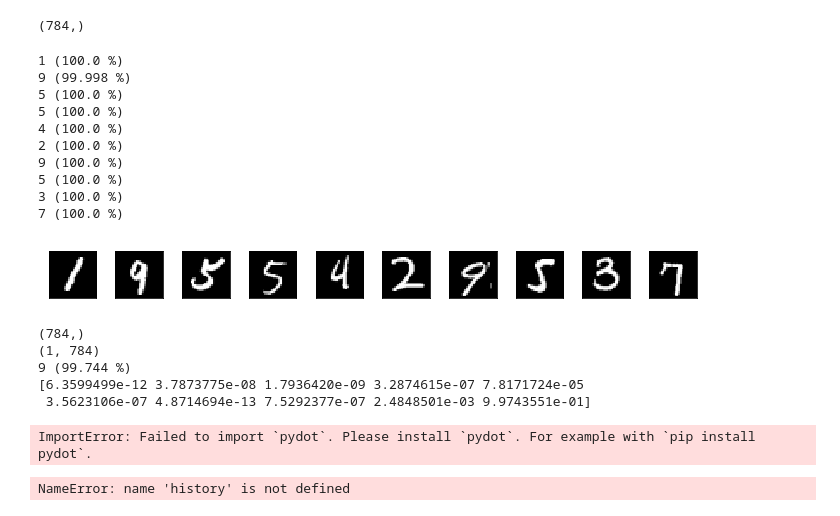
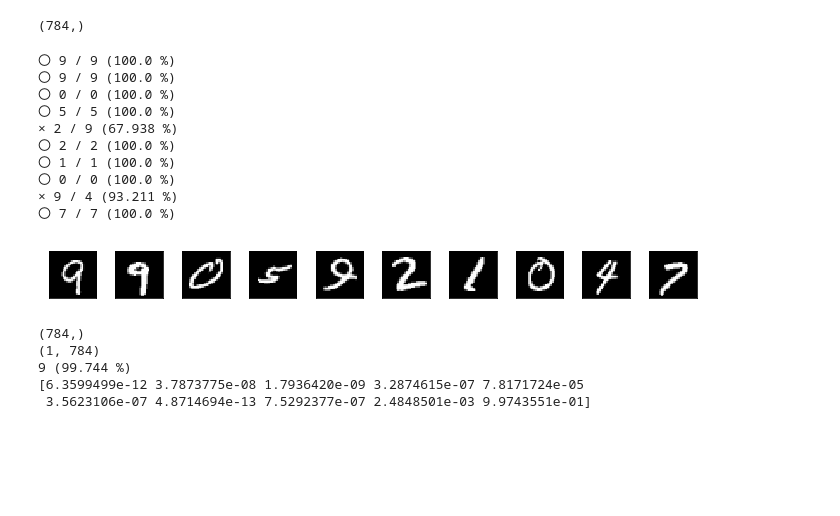
Before and after one commit to Hironobu-Kawaguchi/Hello-World, a Jupyter notebook: mnist_mlp_hk.ipynb, the cells around one changed output. Cells and saved outputs as stored; diff of their text form; code cells hidden in the pictures; blank space fills up the shorter version.

```diff
--- a/mnist_mlp_hk.ipynb
+++ b/mnist_mlp_hk.ipynb
@@ -42,39 +111,39 @@ model.save_weights('mnist_cnn_weights.hdf5')
-# %%
-from keras.models import model_from_json
-model = model_from_json(open('mnist_cnn_model.json').read())
-model.load_weights('mnist_cnn_weights.hdf5')
 # %%
 import numpy as np
 import random
 #新しいウィンドウを描画
 fig = plt.figure(figsize=(9,9))
 fig.subplots_adjust(left=0, right=1, bottom=0, top=0.5, hspace=0.05, wspace=0.4)
 #テストデータをランダムに選択する準備
 tstlist = list(range(10000))
 random.shuffle(tstlist)
 #ランダムに選択した10件を検証データとして表示
 for i in range(10):
     ax = fig.add_subplot(1, 10, i + 1, xticks=[], yticks=[])
     ax.imshow(x_test[tstlist[i]].reshape((28, 28)), cmap='gray')
 
 for i in range(10):
     data = np.asarray(x_test[tstlist[i]]).reshape((-1, 784))
     res = model.predict([data])[0]
     y = res.argmax()
     per = round(float(res[y] * 100),3) # --- 正解率を小数3桁精度(四捨五入)で求める
-    print("{0} ({1} %)".format(y, per))
+    ydata = y_test[tstlist[i]].argmax() # --- 正解
+    if y == ydata:
+        print("〇 {0} / {1} ({2} %)".format(y, ydata, per))
+    else:
+        print("× {0} / {1} ({2} %)".format(y, ydata, per))
 # %% [output]
-1 (100.0 %)
-9 (99.998 %)
-5 (100.0 %)
-5 (100.0 %)
-4 (100.0 %)
-2 (100.0 %)
-9 (100.0 %)
-5 (100.0 %)
-3 (100.0 %)
-7 (100.0 %)
+〇 9 / 9 (100.0 %)
+〇 9 / 9 (100.0 %)
+〇 0 / 0 (100.0 %)
+〇 5 / 5 (100.0 %)
+× 2 / 9 (67.938 %)
+〇 2 / 2 (100.0 %)
+〇 1 / 1 (100.0 %)
+〇 0 / 0 (100.0 %)
+× 9 / 4 (93.211 %)
+〇 7 / 7 (100.0 %)
-[figure, old version]
+[figure, new version]
 # %%
 ii = 7964
 data = np.asarray(x_test[ii]).reshape((-1, 784))
@@ -91,24 +160,3 @@ print(res)
 9 (99.744 %)
 [6.3599499e-12 3.7873775e-08 1.7936420e-09 3.2874615e-07 7.8171724e-05
  3.5623106e-07 4.8714694e-13 7.5292377e-07 2.4848501e-03 9.9743551e-01]
-# %%
-from IPython.display import SVG
-from keras.utils.vis_utils import model_to_dot
-
-SVG(model_to_dot(model).create(prog='dot', format='svg'))
-# %% [output]
-ImportError: Failed to import `pydot`. Please install `pydot`. For example with `pip install pydot`.
-# %%
-loss     = history.history['loss']
-val_loss = history.history['val_loss']
-
-nb_epoch = len(loss)
-plt.plot(range(nb_epoch), loss,     marker='.', label='loss')
-plt.plot(range(nb_epoch), val_loss, marker='.', label='val_loss')
-plt.legend(loc='best', fontsize=10)
-plt.grid()
-plt.xlabel('epoch')
-plt.ylabel('loss')
-plt.show()
-# %% [output]
-NameError: name 'history' is not defined
```
Also changed, not shown: parts of 9 cells of this notebook, 5 other files.
